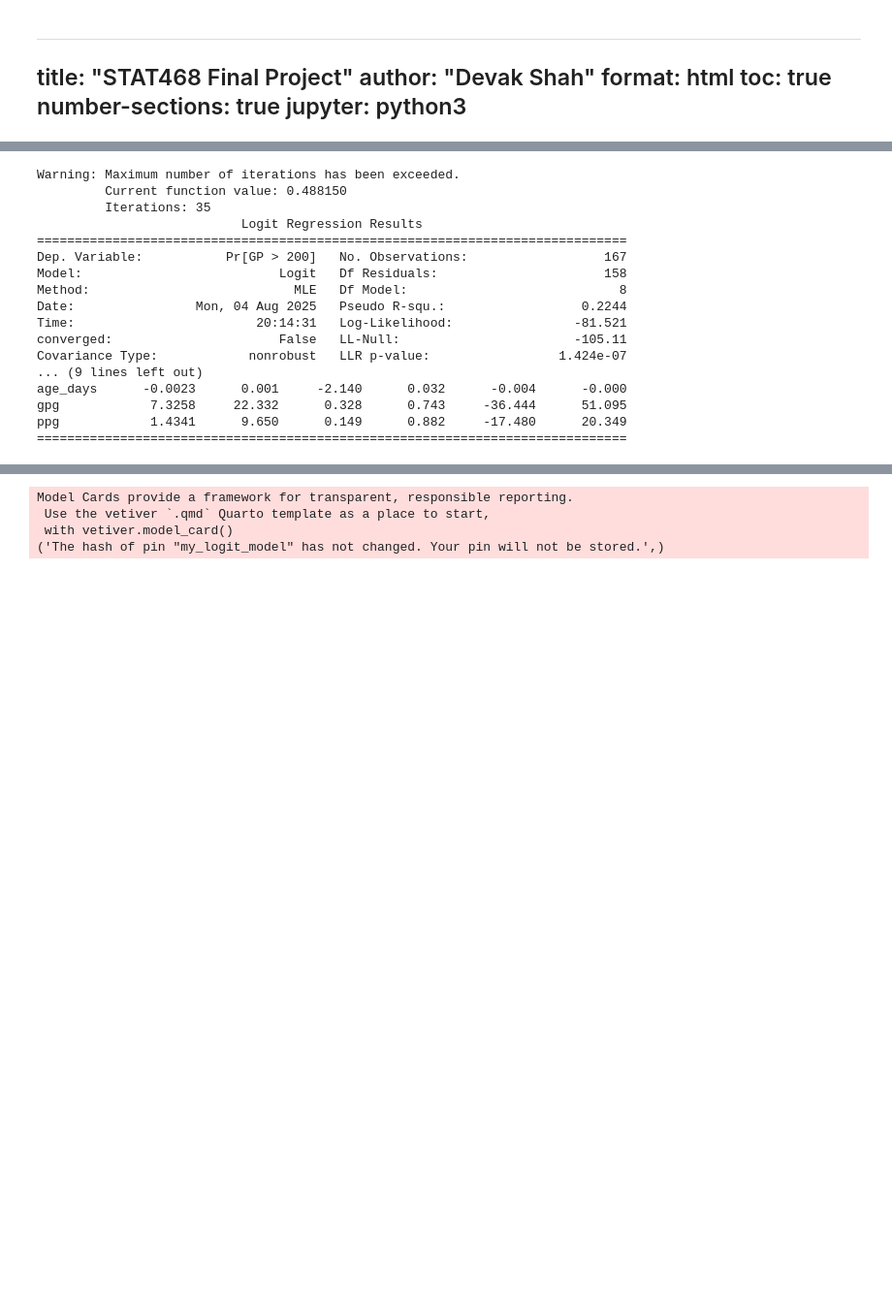
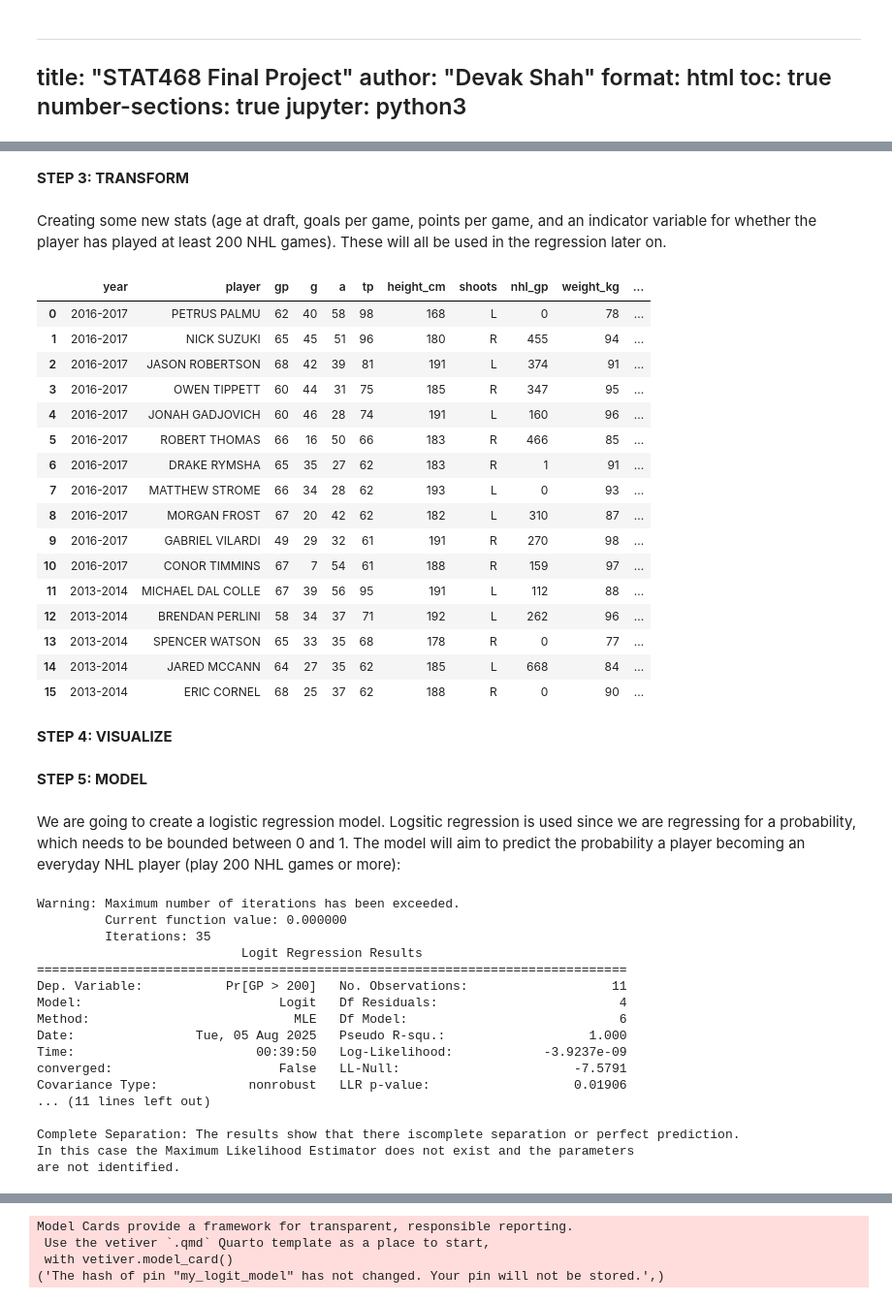
Before and after one commit to devakshah1/STAT468-Final, a Jupyter notebook: final_project_report.ipynb, the cells around one changed output, grey strips where cells are left out. Shown: that part at 97% size. Saved outputs shown, nothing was run; the diff lists cells and outputs as text; code cells hidden in the pictures; blank space fills up the shorter version.

```diff
--- a/final_project_report.ipynb
+++ b/final_project_report.ipynb
@@ -195,8 +219,56 @@ df
+# %% [markdown]
+**STEP 3: TRANSFORM**
+# %% [markdown]
+Creating some new stats (age at draft, goals per game, points per game, and an indicator variable for whether the player has played at least 200 NHL games). These will all be used in the regression later on.
+# %%
+#Getting the age of the player at the time of draft (for simplicity, we will assume draft to be on June 30 for all years)
+df["draft_date"] = df["draft_year"].astype(str) + '-06-30'
+df["draft_date"] = pd.to_datetime(df["draft_date"])
+df["dob"] = pd.to_datetime(df["dob"])
+df["age_days"] = (df["draft_date"] - df["dob"])
+df["age_days"] = df["age_days"].dt.days
+
+#Can get rid of intermediate columns
+df = df.drop(["draft_date", "draft_year", "dob"], axis = 1)
+
+#Adding columns for goals/g and points/g
+df["gpg"] = df["g"] / df["gp"]
+df["ppg"] = df["tp"] / df["gp"]
+
+#Create indicator variable to measure if the player has played at least 200 nhl games
+df["Pr[GP > 200]"] = df["nhl_gp"] >= 200
+df["Pr[GP > 200]"] = df["Pr[GP > 200]"].astype(int)
+
+df
+# %% [output]
+|  | year | player | gp | g | a | tp | height_cm | shoots | nhl_gp | weight_kg | ... |
+| 0 | 2016-2017 | PETRUS PALMU | 62 | 40 | 58 | 98 | 168 | L | 0 | 78 | ... |
+| 1 | 2016-2017 | NICK SUZUKI | 65 | 45 | 51 | 96 | 180 | R | 455 | 94 | ... |
+| 2 | 2016-2017 | JASON ROBERTSON | 68 | 42 | 39 | 81 | 191 | L | 374 | 91 | ... |
+| 3 | 2016-2017 | OWEN TIPPETT | 60 | 44 | 31 | 75 | 185 | R | 347 | 95 | ... |
+| 4 | 2016-2017 | JONAH GADJOVICH | 60 | 46 | 28 | 74 | 191 | L | 160 | 96 | ... |
+| 5 | 2016-2017 | ROBERT THOMAS | 66 | 16 | 50 | 66 | 183 | R | 466 | 85 | ... |
+| 6 | 2016-2017 | DRAKE RYMSHA | 65 | 35 | 27 | 62 | 183 | R | 1 | 91 | ... |
+| 7 | 2016-2017 | MATTHEW STROME | 66 | 34 | 28 | 62 | 193 | L | 0 | 93 | ... |
+| 8 | 2016-2017 | MORGAN FROST | 67 | 20 | 42 | 62 | 182 | L | 310 | 87 | ... |
+| 9 | 2016-2017 | GABRIEL VILARDI | 49 | 29 | 32 | 61 | 191 | R | 270 | 98 | ... |
+| 10 | 2016-2017 | CONOR TIMMINS | 67 | 7 | 54 | 61 | 188 | R | 159 | 97 | ... |
+| 11 | 2013-2014 | MICHAEL DAL COLLE | 67 | 39 | 56 | 95 | 191 | L | 112 | 88 | ... |
+| 12 | 2013-2014 | BRENDAN PERLINI | 58 | 34 | 37 | 71 | 192 | L | 262 | 96 | ... |
+| 13 | 2013-2014 | SPENCER WATSON | 65 | 33 | 35 | 68 | 178 | R | 0 | 77 | ... |
+| 14 | 2013-2014 | JARED MCCANN | 64 | 27 | 35 | 62 | 185 | L | 668 | 84 | ... |
+| 15 | 2013-2014 | ERIC CORNEL | 68 | 25 | 37 | 62 | 188 | R | 0 | 90 | ... |
+# %% [markdown]
+**STEP 4: VISUALIZE**
+# %% [markdown]
+**STEP 5: MODEL**
+# %% [markdown]
+We are going to create a logistic regression model. Logsitic regression is used since we are regressing for a probability, which needs to be bounded between 0 and 1. The model will aim to predict the probability a player becoming an everyday NHL player (play 200 NHL games or more):
 # %%
 # X: predictors, y: binary response
 df_regress = df[df["year"].isin(["2004-2005", "2006-2007", "2007-2008", "2008-2009", "2009-2010",
                                  "2014-2015", "2015-2016", "2016-2017", "2017-2018", "2018-2019"])]
-X = df_regress[['g', 'a', 'tp', 'height_cm', 'weight_kg', 'age_days', 'gpg', 'ppg']]
+X = df_regress[['tp', 'height_cm', 'weight_kg', 'age_days', 'gpg', 'ppg']]
 X = sm.add_constant(X)  # adds intercept
 y = df_regress['Pr[GP > 200]']
 
@@ -206,19 +278,19 @@ result = model.fit()
 print(result.summary())
 # %% [output]
 Warning: Maximum number of iterations has been exceeded.
-         Current function value: 0.488150
+         Current function value: 0.000000
          Iterations: 35
                            Logit Regression Results
 ==============================================================================
-Dep. Variable:           Pr[GP > 200]   No. Observations:                  167
-Model:                          Logit   Df Residuals:                      158
-Method:                           MLE   Df Model:                            8
-Date:                Mon, 04 Aug 2025   Pseudo R-squ.:                  0.2244
-Time:                        20:14:31   Log-Likelihood:                -81.521
-converged:                      False   LL-Null:                       -105.11
-Covariance Type:            nonrobust   LLR p-value:                 1.424e-07
-... (9 lines left out)
-age_days      -0.0023      0.001     -2.140      0.032      -0.004      -0.000
-gpg            7.3258     22.332      0.328      0.743     -36.444      51.095
-ppg            1.4341      9.650      0.149      0.882     -17.480      20.349
-==============================================================================
+Dep. Variable:           Pr[GP > 200]   No. Observations:                   11
+Model:                          Logit   Df Residuals:                        4
+Method:                           MLE   Df Model:                            6
+Date:                Tue, 05 Aug 2025   Pseudo R-squ.:                   1.000
+Time:                        00:39:50   Log-Likelihood:            -3.9237e-09
+converged:                      False   LL-Null:                       -7.5791
+Covariance Type:            nonrobust   LLR p-value:                   0.01906
+... (11 lines left out)
+
+Complete Separation: The results show that there iscomplete separation or perfect prediction.
+In this case the Maximum Likelihood Estimator does not exist and the parameters
+are not identified.
```
Also changed, not shown: parts of 34 cells of this notebook.
